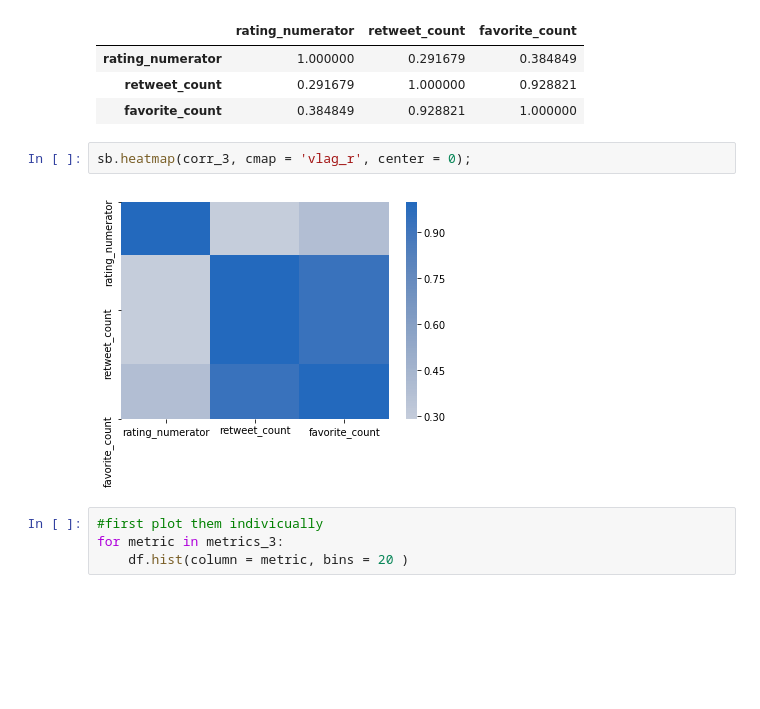
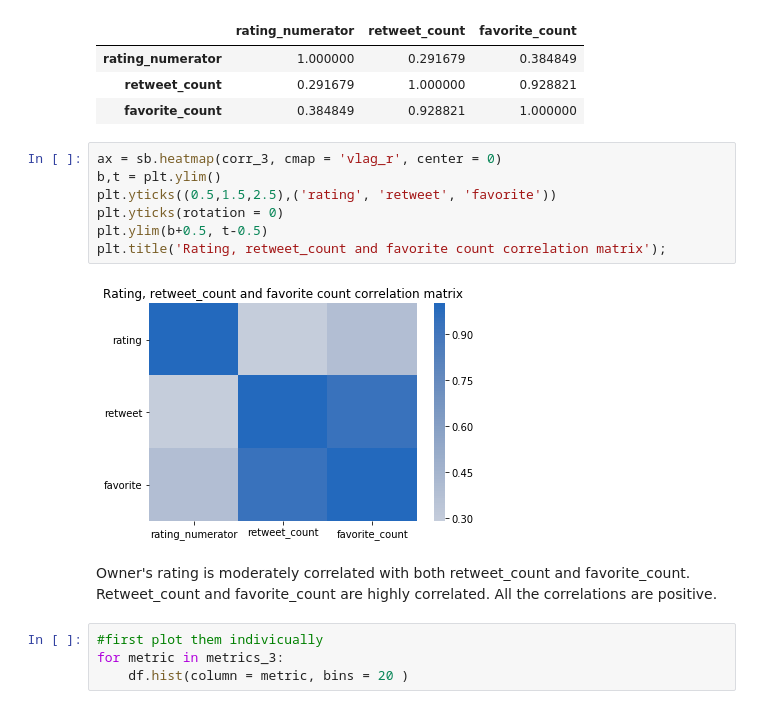
Before and after one commit to xiaohuach/UdacityProject-WrangleAnalyzeData, a Jupyter notebook: wrangle_act.ipynb, the cells around one changed output. Saved outputs shown, nothing was run; the diff lists cells and outputs as text; blank space fills up the shorter version.

```diff
--- a/wrangle_act.ipynb
+++ b/wrangle_act.ipynb
@@ -647,10 +638,17 @@ corr_3
 | rating_numerator | 1.000000 | 0.291679 | 0.384849 |
 | retweet_count | 0.291679 | 1.000000 | 0.928821 |
 | favorite_count | 0.384849 | 0.928821 | 1.000000 |
-# %%
-sb.heatmap(corr_3, cmap = 'vlag_r', center = 0);
-# %% [output]
-[figure, removed]
+# %%
+ax = sb.heatmap(corr_3, cmap = 'vlag_r', center = 0)
+b,t = plt.ylim()
+plt.yticks((0.5,1.5,2.5),('rating', 'retweet', 'favorite'))
+plt.yticks(rotation = 0)
+plt.ylim(b+0.5, t-0.5)
+plt.title('Rating, retweet_count and favorite count correlation matrix');
+# %% [output]
+[figure, added]
+# %% [markdown]
+Owner's rating is moderately correlated with both retweet_count and favorite_count. Retweet_count and favorite_count are highly correlated. All the correlations are positive.
 # %%
 #first plot them indivicually
 for metric in metrics_3:
```
Also changed, not shown: parts of 29 cells of this notebook, 1 other file.
